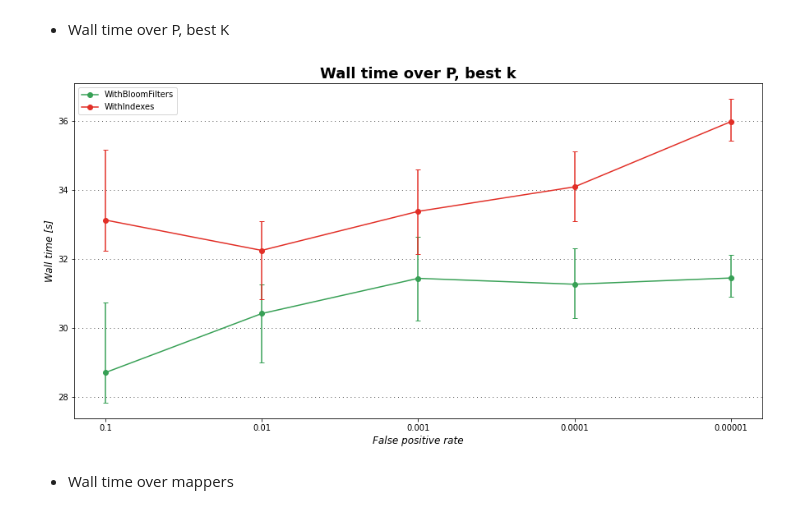
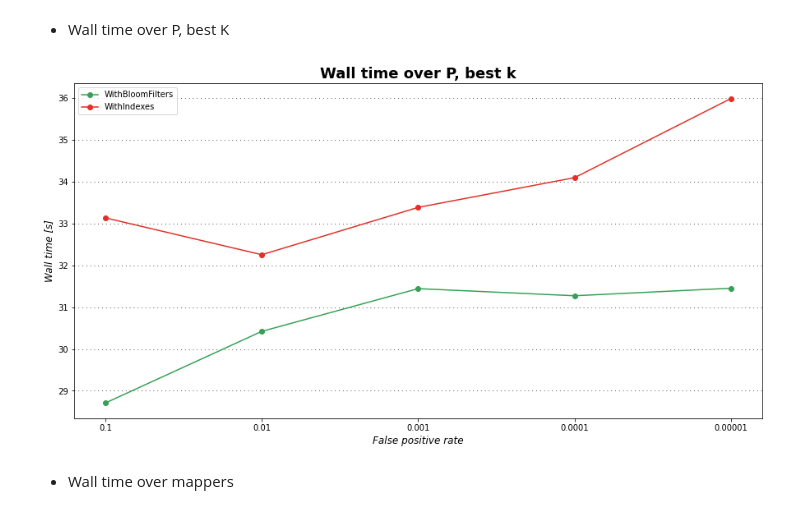
Before and after one commit to MPinna/MapReduceBloomFilter, a Jupyter notebook: dataAnalysis/data_analysis.ipynb, the cells around one changed output. Saved outputs shown, nothing was run; the diff lists cells and outputs as text; code cells hidden in the pictures.

```diff
--- a/dataAnalysis/data_analysis.ipynb
+++ b/dataAnalysis/data_analysis.ipynb
@@ -377,22 +379,22 @@ plot_data('hadoop_wallTimeK', K, wallTime, legend, ['# Hash Functions (K)', 'Wal
 # %%
 K = ['0']
 P = ['0.1','0.01','0.001','0.0001','0.00001']
 
 VERSIONS = ['WithBloomFilters','WithIndexes']
 
 wallTime = [[hadoop_aggregate[f'WithBloomFiltersP{p}K{k}']['wallTime']['avg'] for p in P] for k in K] + \
                 [[hadoop_aggregate[f'WithIndexesP{p}K{k}']['wallTime']['avg'] for p in P] for k in K]
 
 error = [[hadoop_aggregate[f'WithBloomFiltersP{p}K{k}']['wallTime']['std'] for p in P] for k in K] + \
                 [[hadoop_aggregate[f'WithIndexesP{p}K{k}']['wallTime']['std'] for p in P] for k in K]
 
 legend = [f'{version}' for version in VERSIONS ]
 
 plot_data('hadoop_wallTimeP_bestK', P, wallTime, legend, ['False positive rate', 'Wall time [s]'],
           title='Wall time over P, best k', colors=sns.color_palette('Greens_d', len(K)) + sns.color_palette('Reds_d', len(K)),
-          auto_range=True, err=error, marker='o')
+          auto_range=True, marker='o')
 # %% [output]
-[figure, old version]
+[figure, new version]
 # %% [markdown]
 * Wall time over mappers
 # %%
```
Also changed, not shown: parts of 9 cells of this notebook, 8 other files.
